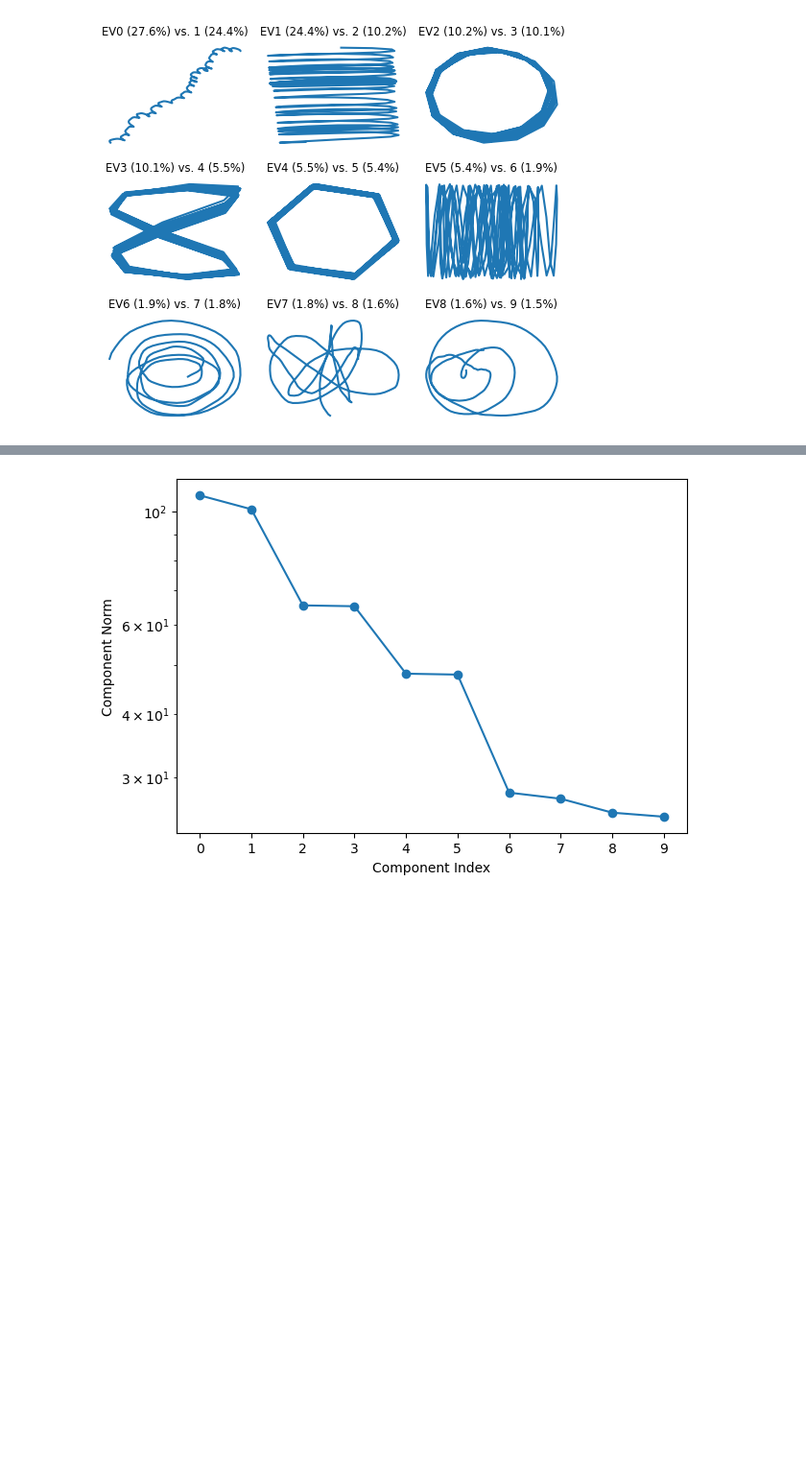
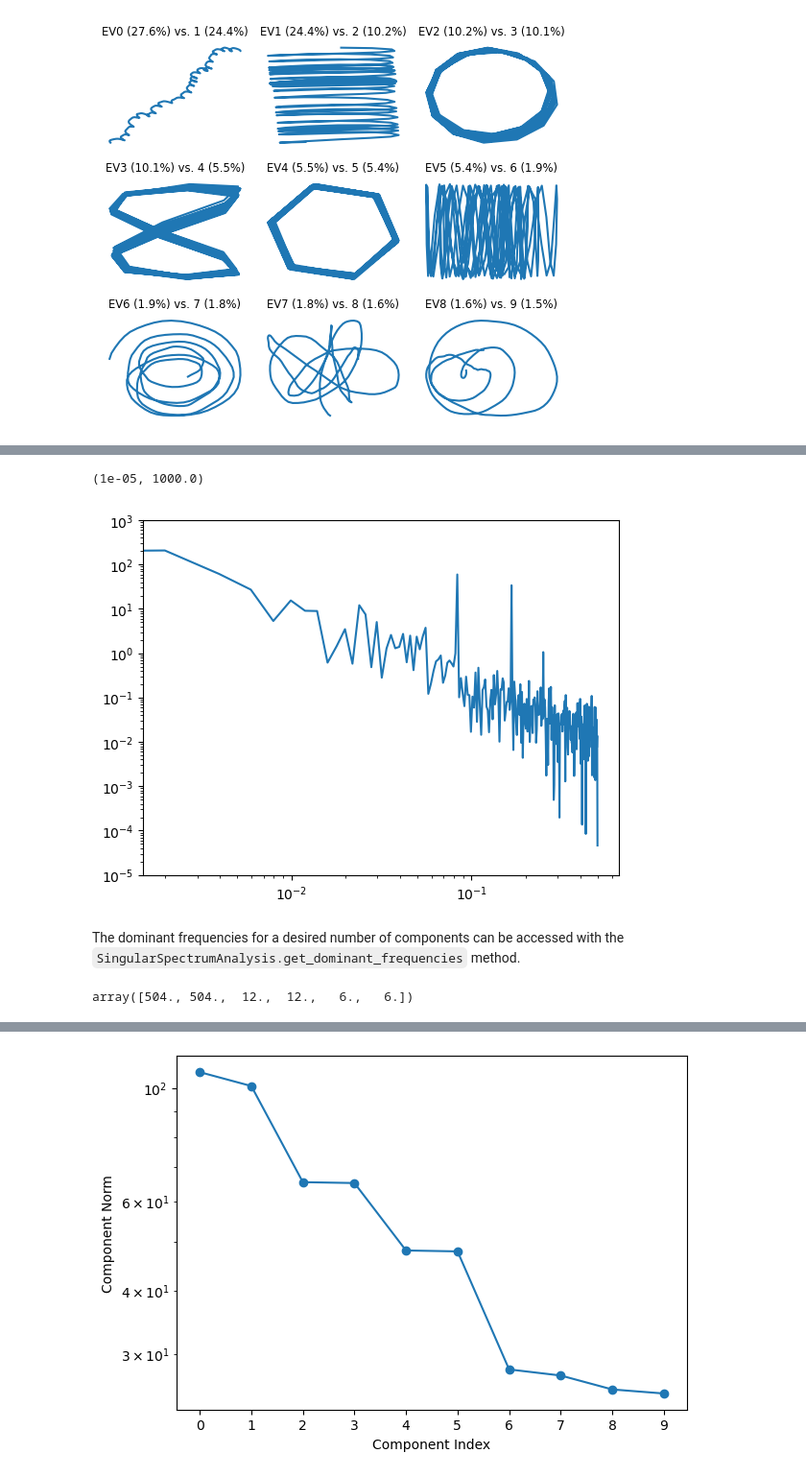
Before and after one commit to ADSCIAN/ssalib, a Jupyter notebook: notebooks/02_ssa_plotting_guide.ipynb, the cells around one changed output, grey strips where cells are left out. Shown at 96% size. Drawn from its saved outputs; the diff is of its cells as text; code cells hidden in the pictures; blank space fills up the shorter version.

```diff
--- a/notebooks/02_ssa_plotting_guide.ipynb
+++ b/notebooks/02_ssa_plotting_guide.ipynb
@@ -102,2 +132,18 @@ fig, axes = ssa.plot(kind='periodogram')
+# %%
+freq, psd = ssa.periodogram
+fig, ax = plt.subplots()
+ax.loglog(freq, psd)
+ax.set_ylim(1e-5, 1e3)
+# %% [output]
+(1e-05, 1000.0)
+[figure, added]
+# %% [markdown]
+The dominant frequencies for a desired number of components can be accessed with the `SingularSpectrumAnalysis.get_dominant_frequencies` method.
+# %%
+dominant_frequencies = ssa.get_dominant_frequencies(n_components=6)
+dominant_periods = 1/dominant_frequencies
+dominant_periods
+# %% [output]
+array([504., 504.,  12.,  12.,   6.,   6.])
 # %% [markdown]
 ### Timeseries Plot
```
Also changed, not shown: parts of 20 cells of this notebook.
